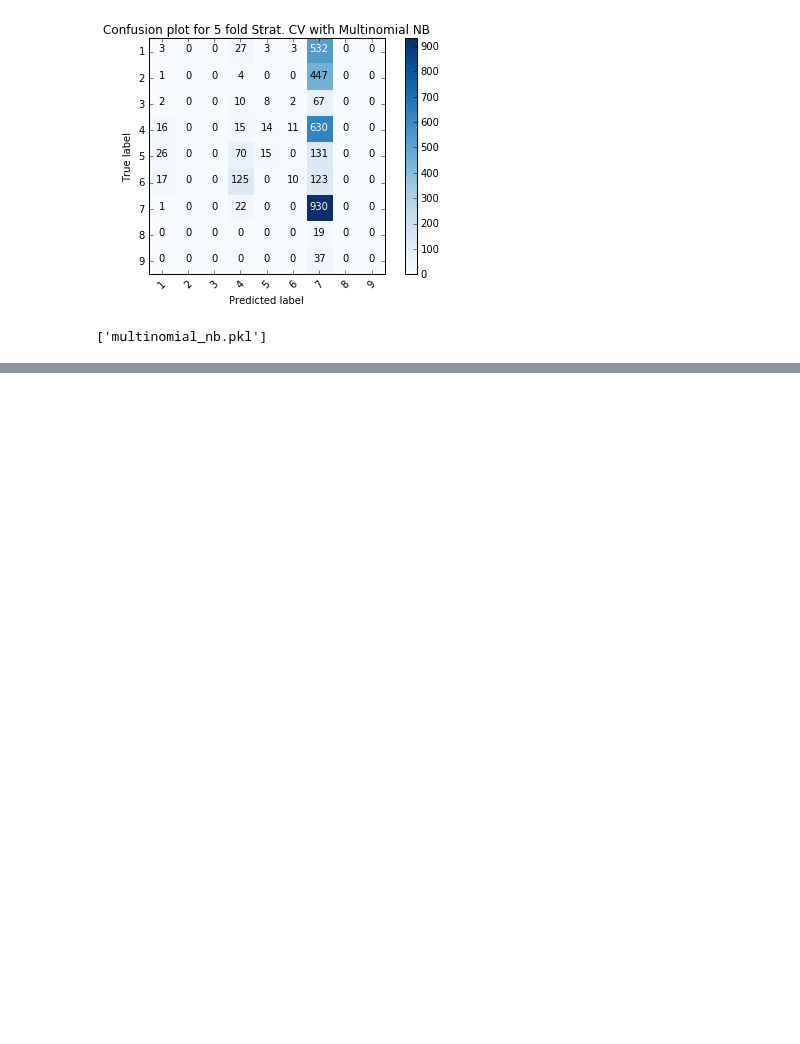
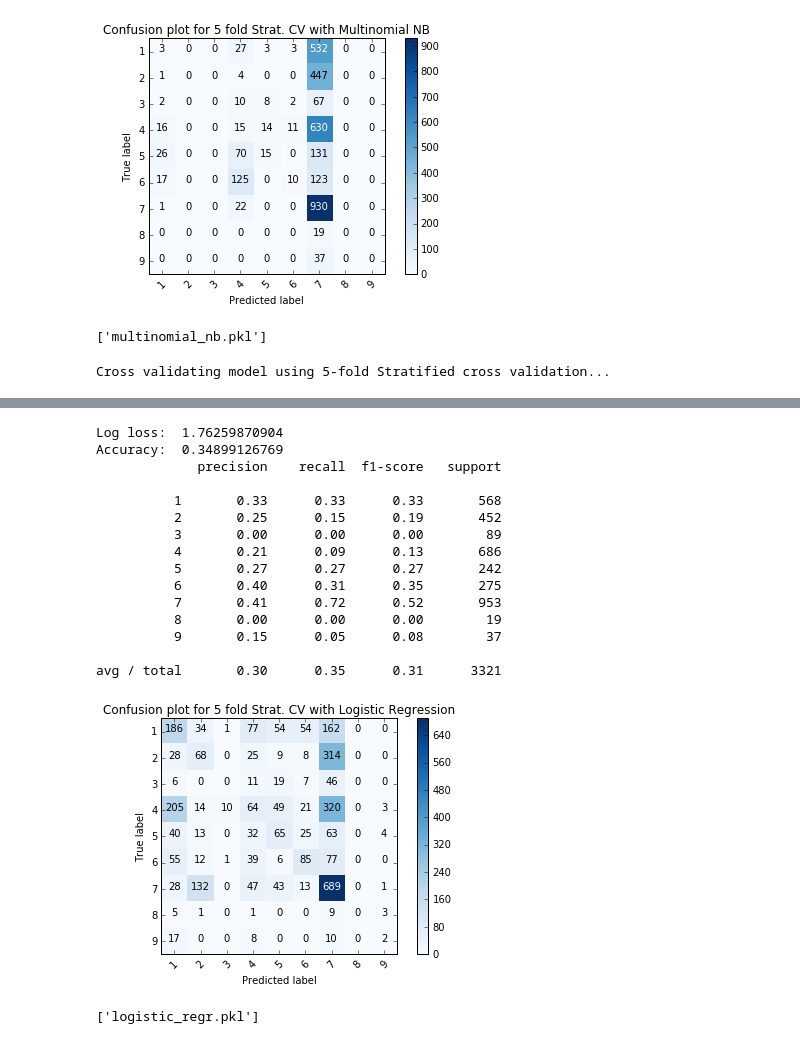
Before and after one commit to halfcurry/ML_Redefining_Cancer, a Jupyter notebook: redef_cancer.ipynb, the cells around one changed output, grey strips where cells are left out. Saved outputs shown, nothing was run; the diff lists cells and outputs as text; code cells hidden in the pictures; blank space fills up the shorter version.

Commit message:
Cross validated a few preliminary models

```diff
--- a/redef_cancer.ipynb
+++ b/redef_cancer.ipynb
@@ -245,3 +248,10 @@ Accuracy:  0.292984040952
 avg / total       0.17      0.29      0.16      3321
 [figure]
 ['multinomial_nb.pkl']
+# %%
+#Logistic Regression
+model = LogisticRegression()
+model = crossval_evaluate_model(model,X_new,y,'Confusion plot for 5 fold Strat. CV with Logistic Regression')
+joblib.dump(model, "logistic_regr.pkl",compress=1)
+# %% [output]
+Cross validating model using 5-fold Stratified cross validation...
@@ -247,0 +259,17 @@ avg / total       0.17      0.29      0.16      3321
+Log loss:  1.76259870904
+Accuracy:  0.34899126769
+             precision    recall  f1-score   support
+
+          1       0.33      0.33      0.33       568
+          2       0.25      0.15      0.19       452
+          3       0.00      0.00      0.00        89
+          4       0.21      0.09      0.13       686
+          5       0.27      0.27      0.27       242
+          6       0.40      0.31      0.35       275
+          7       0.41      0.72      0.52       953
+          8       0.00      0.00      0.00        19
+          9       0.15      0.05      0.08        37
+
+avg / total       0.30      0.35      0.31      3321
+[figure, added]
+['logistic_regr.pkl']
```
Also changed, not shown: parts of 5 cells of this notebook.
